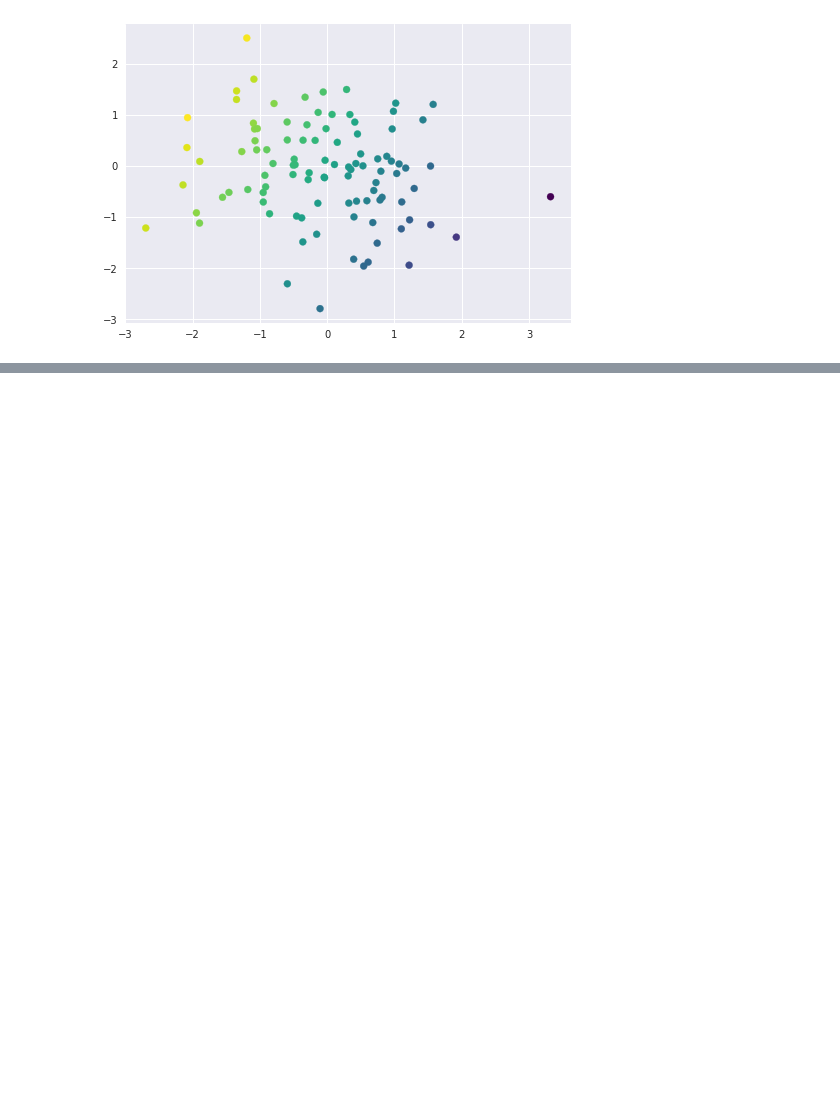
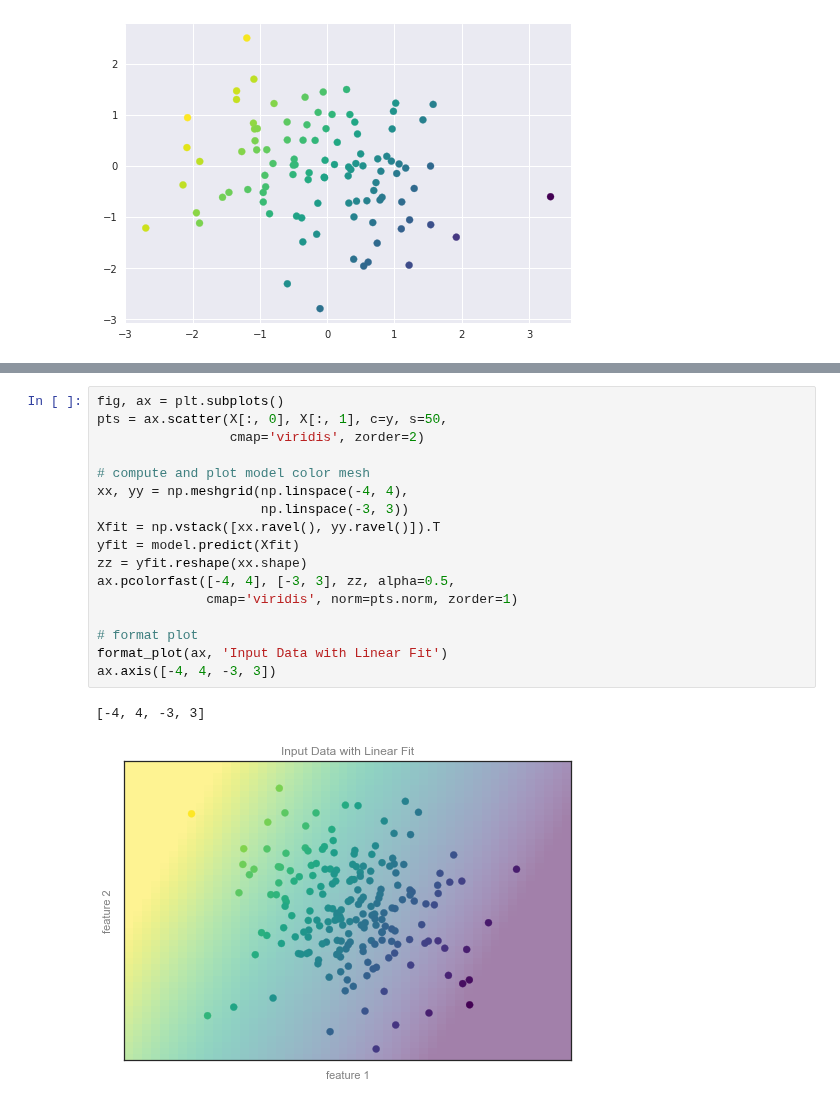
Before and after one commit to SpIIIII/jupyter-repo, a Jupyter notebook: Python Data Science Cookbook/Main (ML chapter).ipynb, the cells around one changed output, grey strips where cells are left out. Saved outputs shown, nothing was run; the diff lists cells and outputs as text; blank space fills up the shorter version.

```diff
--- a/Python Data Science Cookbook/Main (ML chapter).ipynb
+++ b/Python Data Science Cookbook/Main (ML chapter).ipynb
@@ -137,0 +152,20 @@ print([X,y[:,None]])
+# %%
+fig, ax = plt.subplots()
+pts = ax.scatter(X[:, 0], X[:, 1], c=y, s=50,
+                 cmap='viridis', zorder=2)
+
+# compute and plot model color mesh
+xx, yy = np.meshgrid(np.linspace(-4, 4),
+                     np.linspace(-3, 3))
+Xfit = np.vstack([xx.ravel(), yy.ravel()]).T
+yfit = model.predict(Xfit)
+zz = yfit.reshape(xx.shape)
+ax.pcolorfast([-4, 4], [-3, 3], zz, alpha=0.5,
+              cmap='viridis', norm=pts.norm, zorder=1)
+
+# format plot
+format_plot(ax, 'Input Data with Linear Fit')
+ax.axis([-4, 4, -3, 3])
+# %% [output]
+[-4, 4, -3, 3]
+[figure, added]
```
Also changed, not shown: parts of 4 cells of this notebook, 2 other files.
